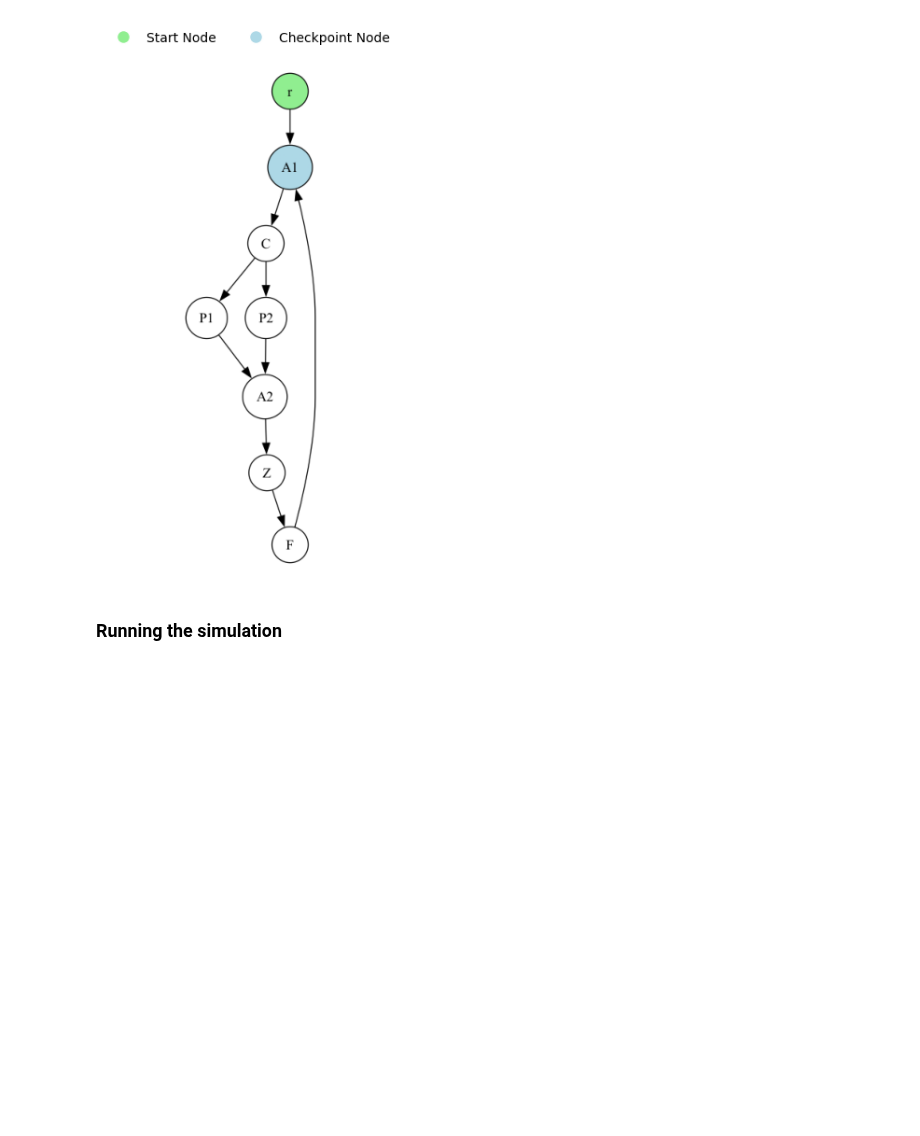
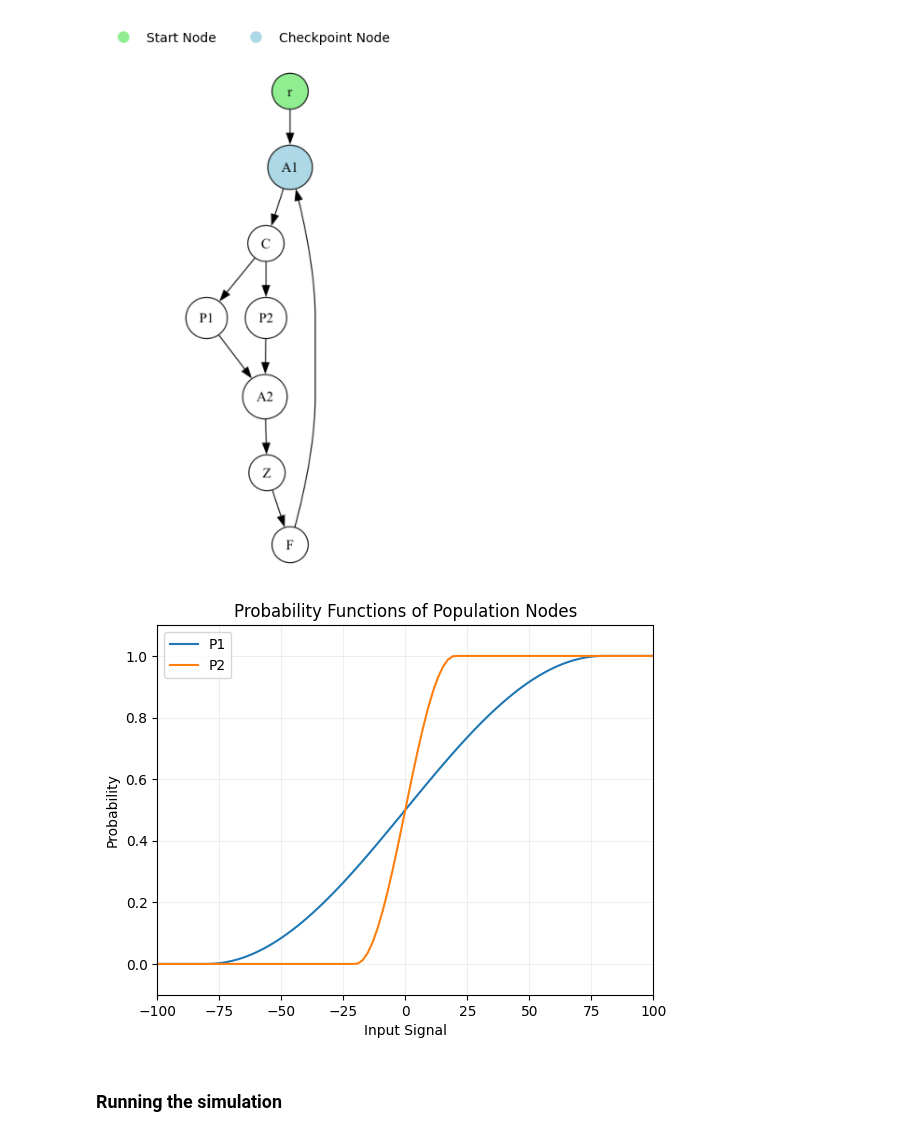
Before and after one commit to humancompatible/interconnect, a Jupyter notebook: examples/basic_simulation.ipynb, the cells around one changed output. Saved outputs shown, nothing was run; the diff lists cells and outputs as text; code cells hidden in the pictures; blank space fills up the shorter version.

```diff
--- a/examples/basic_simulation.ipynb
+++ b/examples/basic_simulation.ipynb
@@ -178,6 +178,10 @@ sim.system.set_checkpoint_node(agg1)
 sim.plot.render_graph()
 # %% [output]
 [figure]
+# %%
+sim.plot.population_probabilities(xMin=-100, xMax=100)
+# %% [output]
+[figure, added]
 # %% [markdown]
 ### Running the simulation
 # %%
```
Also changed, not shown: parts of 4 cells of this notebook, 1 other file.
